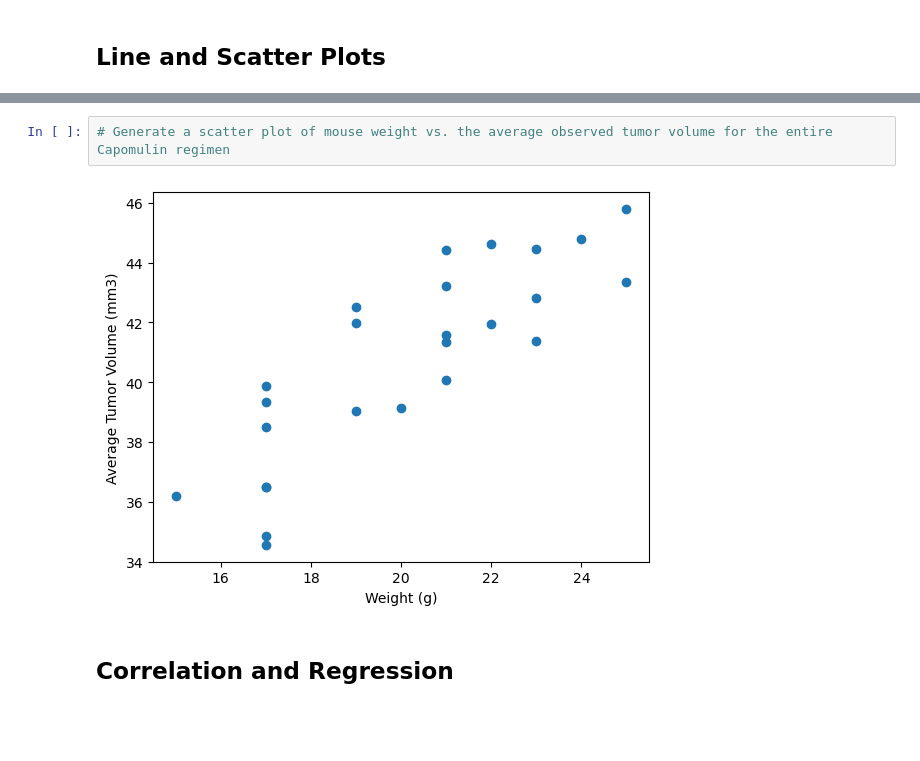
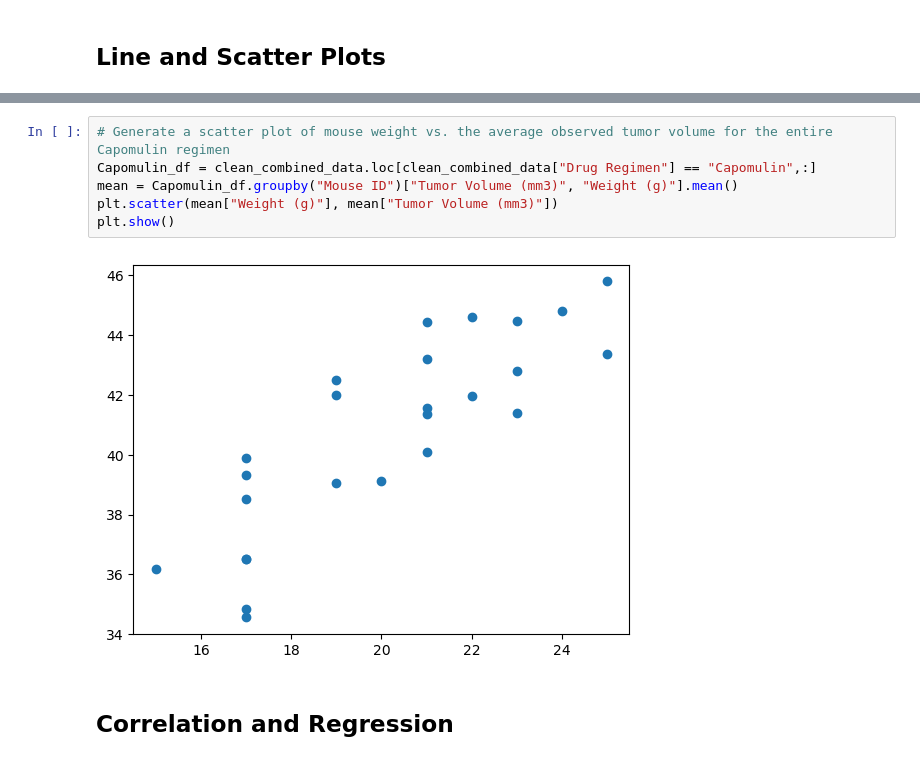
Before and after one commit to CJunger/Plot_Pymaceuticals, a Jupyter notebook: pymaceuticals_starter.ipynb, the cells around one changed output, grey strips where cells are left out. Drawn from its saved outputs; the diff is of its cells as text; blank space fills up the shorter version.

```diff
--- a/pymaceuticals_starter.ipynb
+++ b/pymaceuticals_starter.ipynb
@@ -183,6 +259,10 @@ Ceftamin's potential outliers: Series([], Name: Tumor Volume (mm3), dtype: float
 # %%
 # Generate a scatter plot of mouse weight vs. the average observed tumor volume for the entire Capomulin regimen
+Capomulin_df = clean_combined_data.loc[clean_combined_data["Drug Regimen"] == "Capomulin",:]
+mean = Capomulin_df.groupby("Mouse ID")["Tumor Volume (mm3)", "Weight (g)"].mean()
+plt.scatter(mean["Weight (g)"], mean["Tumor Volume (mm3)"])
+plt.show()
 # %% [output]
-[figure, old version]
+[figure, new version]
 # %% [markdown]
 ## Correlation and Regression
```
Also changed, not shown: parts of 15 cells of this notebook, 4 other files.
